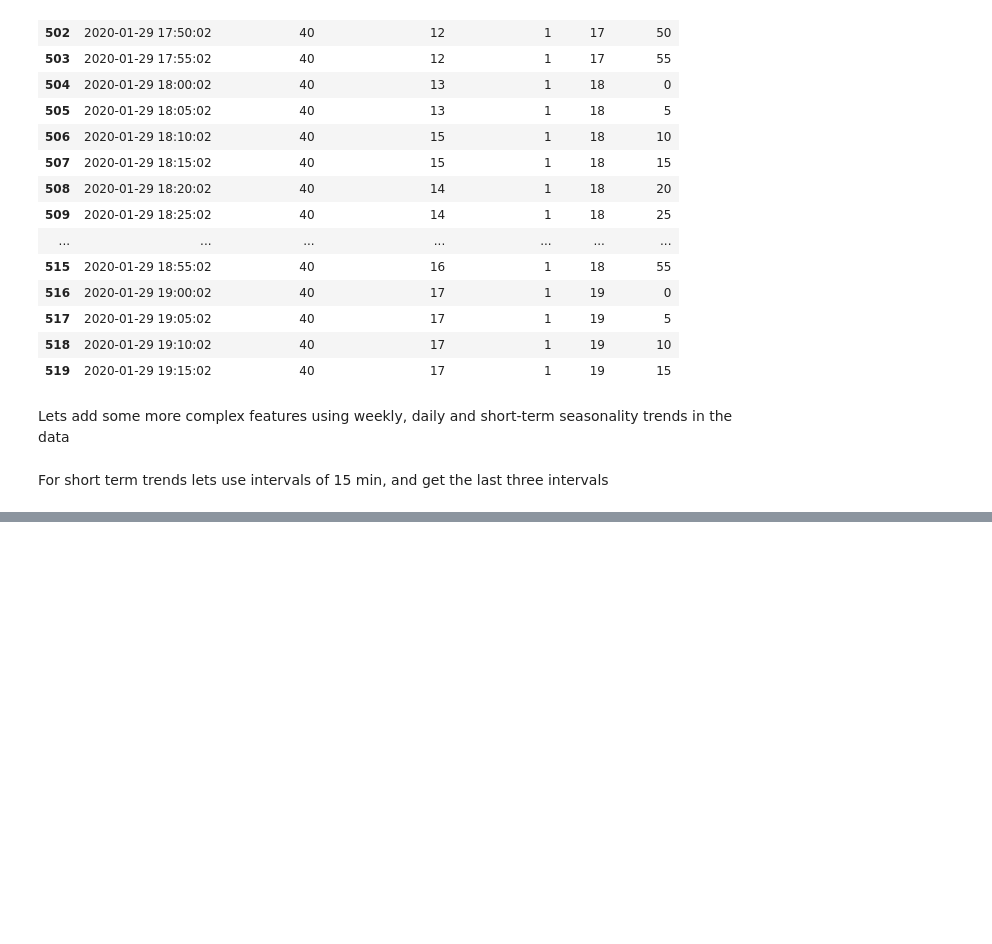
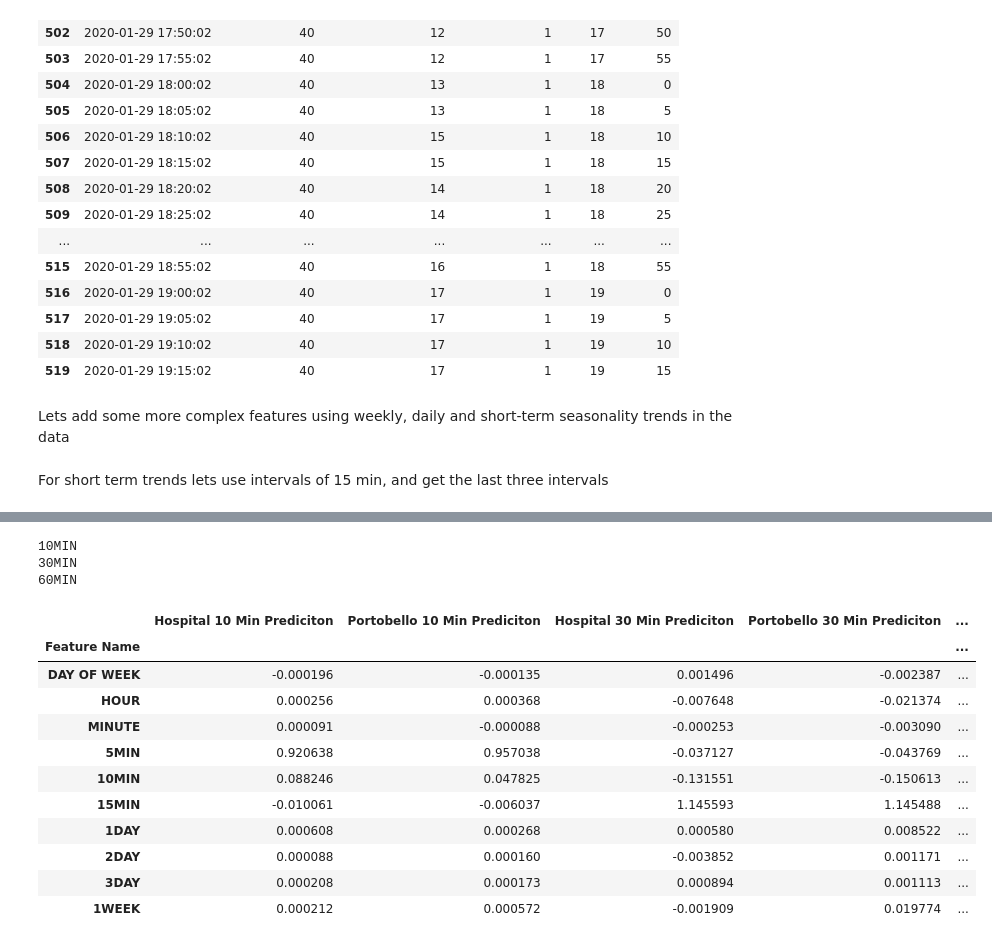
Before and after one commit to cormac-doyle/Final-Assignment-Machine-Learning, a Jupyter notebook: feature_engineering.ipynb, the cells around one changed output, grey strips where cells are left out. Saved outputs shown, nothing was run; the diff lists cells and outputs as text; code cells hidden in the pictures; blank space fills up the shorter version.

```diff
--- a/feature_engineering.ipynb
+++ b/feature_engineering.ipynb
@@ -76,0 +89,10 @@ df_portobello=get_trend_features(df_portobello, prediction_time)
+# %%
+
+df_hospital_map["10MIN"]=shift_target_variable(df_hospital,10)
+df_portobello_map["10MIN"]=shift_target_variable(df_portobello,10)
+
+df_hospital_map["30MIN"]=shift_target_variable(df_hospital,30)
+df_portobello_map["30MIN"]=shift_target_variable(df_portobello,30)
+
+df_hospital_map["60MIN"]=shift_target_variable(df_hospital,60)
+df_portobello_map["60MIN"]=shift_target_variable(df_portobello, 60)
@@ -76,0 +128,36 @@ df_portobello=get_trend_features(df_portobello, prediction_time)
+# %%
+ridge_model_portobello = {}
+ridge_model_hospital = {}
+
+for key in X_portobello.keys():
+    ridge_model_portobello[key]=Ridge().fit(X_portobello[key],y_portobello[key])
+    ridge_model_hospital[key]=Ridge().fit(X_hospital[key],y_hospital[key])
+# %% [output]
+10MIN
+30MIN
+60MIN
+# %%
+df=pd.DataFrame({"Feature Name":ridge_model_hospital["10MIN"].feature_names_in_,
+"Hospital 10 Min Prediciton":ridge_model_hospital["10MIN"].coef_,
+"Portobello 10 Min Prediciton":ridge_model_portobello["10MIN"].coef_,
+"Hospital 30 Min Prediciton":ridge_model_hospital["30MIN"].coef_,
+"Portobello 30 Min Prediciton":ridge_model_portobello["30MIN"].coef_,
+"Hospital 60 Min Prediciton":ridge_model_hospital["60MIN"].coef_,
+"Portobello 60 Min Prediciton":ridge_model_portobello["60MIN"].coef_
+})
+df.set_index("Feature Name",inplace=True)
+
+df
+# %% [output]
+|  | Hospital 10 Min Prediciton | Portobello 10 Min Prediciton | Hospital 30 Min Prediciton | Portobello 30 Min Prediciton | ... |
+| Feature Name |  |  |  |  | ... |
+| DAY OF WEEK | -0.000196 | -0.000135 | 0.001496 | -0.002387 | ... |
+| HOUR | 0.000256 | 0.000368 | -0.007648 | -0.021374 | ... |
+| MINUTE | 0.000091 | -0.000088 | -0.000253 | -0.003090 | ... |
+| 5MIN | 0.920638 | 0.957038 | -0.037127 | -0.043769 | ... |
+| 10MIN | 0.088246 | 0.047825 | -0.131551 | -0.150613 | ... |
+| 15MIN | -0.010061 | -0.006037 | 1.145593 | 1.145488 | ... |
+| 1DAY | 0.000608 | 0.000268 | 0.000580 | 0.008522 | ... |
+| 2DAY | 0.000088 | 0.000160 | -0.003852 | 0.001171 | ... |
+| 3DAY | 0.000208 | 0.000173 | 0.000894 | 0.001113 | ... |
+| 1WEEK | 0.000212 | 0.000572 | -0.001909 | 0.019774 | ... |
```
Also changed, not shown: parts of 11 cells of this notebook, 1 other file.
